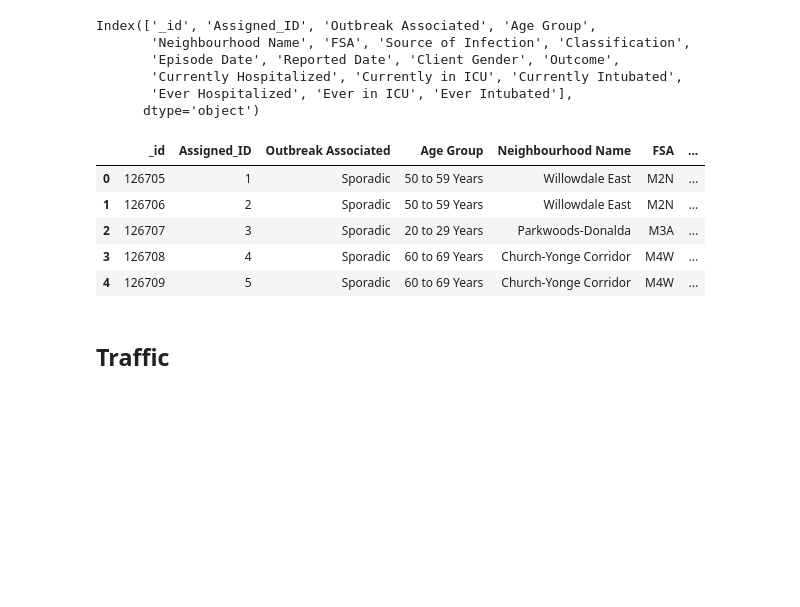
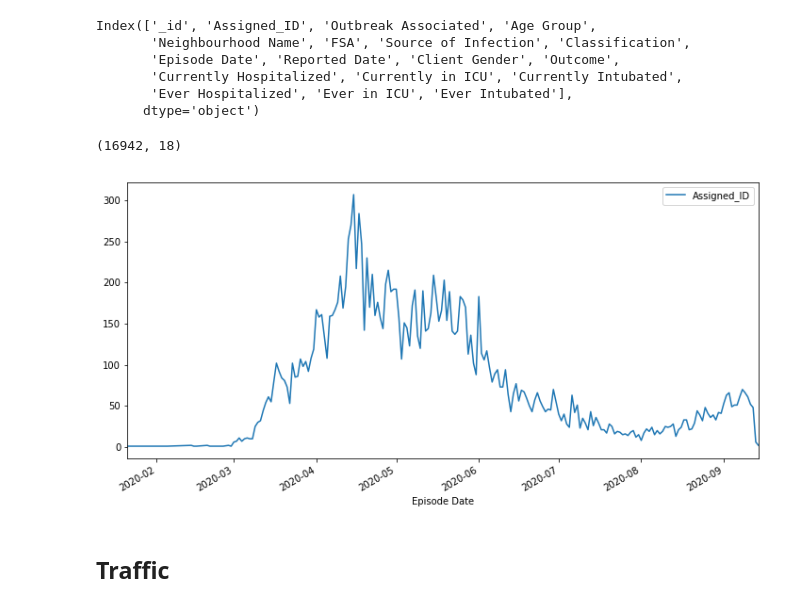
Before and after one commit to MachineLearningJournalClub/GAMELEON, a Jupyter notebook: GIS_Data_Toronto.ipynb, the cells around one changed output. Saved outputs shown, nothing was run; the diff lists cells and outputs as text; code cells hidden in the pictures; blank space fills up the shorter version.

Commit message:
cases.png

```diff
--- a/GIS_Data_Toronto.ipynb
+++ b/GIS_Data_Toronto.ipynb
@@ -24,14 +24,17 @@ Index(['_id', 'Assigned_ID', 'Outbreak Associated', 'Age Group',
        'Ever Hospitalized', 'Ever in ICU', 'Ever Intubated'],
       dtype='object')
 # %%
-df_tor.head()
+df_tor.shape
 # %% [output]
-|  | _id | Assigned_ID | Outbreak Associated | Age Group | Neighbourhood Name | FSA | ... |
-| 0 | 126705 | 1 | Sporadic | 50 to 59 Years | Willowdale East | M2N | ... |
-| 1 | 126706 | 2 | Sporadic | 50 to 59 Years | Willowdale East | M2N | ... |
-| 2 | 126707 | 3 | Sporadic | 20 to 29 Years | Parkwoods-Donalda | M3A | ... |
-| 3 | 126708 | 4 | Sporadic | 60 to 69 Years | Church-Yonge Corridor | M4W | ... |
-| 4 | 126709 | 5 | Sporadic | 60 to 69 Years | Church-Yonge Corridor | M4W | ... |
+(16942, 18)
+# %%
+df_tor["Episode Date"] = pd.to_datetime(df_tor["Episode Date"])
+# %%
+fig, ax = plt.subplots(1,1, figsize = (12, 6))
+df_tor.groupby(["Episode Date"]).count().reset_index().plot(x = "Episode Date", y = "Assigned_ID", ax = ax )
+fig.savefig("Data/cases.png")
+# %% [output]
+[figure, added]
 # %% [markdown]
 ## Traffic
 # %%
```
Also changed, not shown: parts of 5 cells of this notebook, 1 other file.
